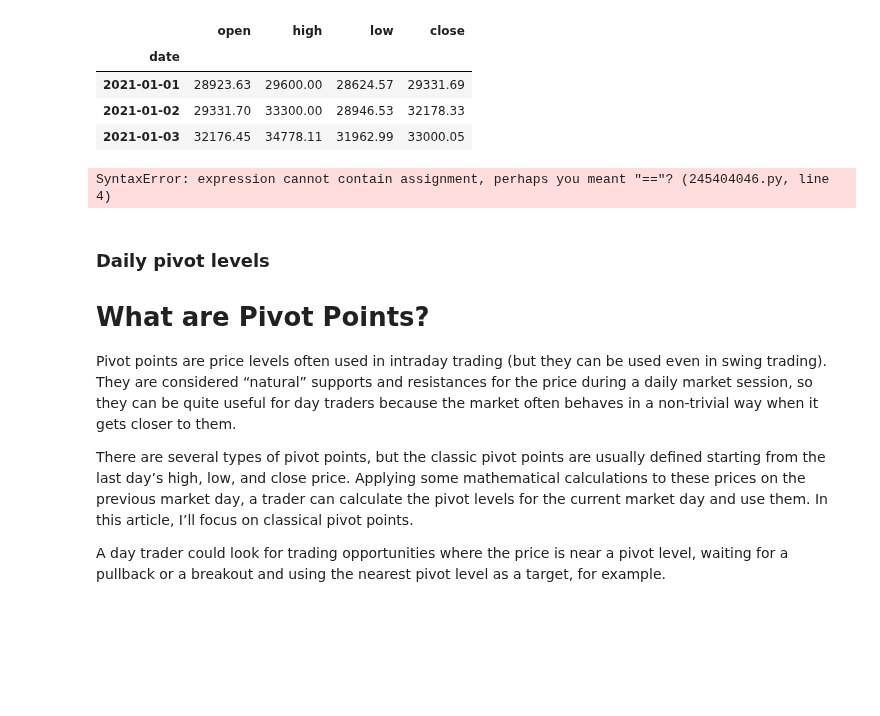
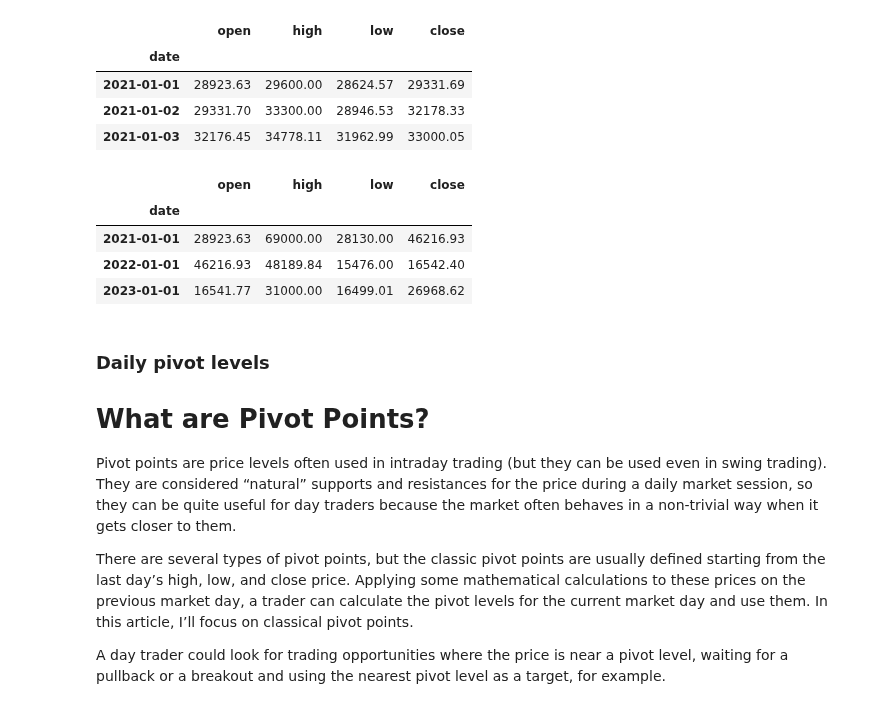
Before and after one commit to petarkabashki/pk-crypto-tools, a Jupyter notebook: MiniZinc/experiments.ipynb, the cells around one changed output. Cells and saved outputs as stored; diff of their text form; code cells hidden in the pictures; blank space fills up the shorter version.

```diff
--- a/MiniZinc/experiments.ipynb
+++ b/MiniZinc/experiments.ipynb
@@ -1146,13 +1146,26 @@ odf.head(3)
 # %%
 # Resample and get quoterly
 cohlc = ['open','high', 'low', 'close']
 fcohlc = [(c,c) for c in cohlc]
+ydf = odf.resample('Y', label='left', closed='right').ohlc()[fcohlc].droplevel(axis=1, level=1)
+ydf.set_index(ydf.index + pd.DateOffset(1), inplace=True)
 qdf = odf.resample('Q', label='left', closed='right').ohlc()[fcohlc].droplevel(axis=1, level=1)
-mdf = odf.resample('M').ohlc()[fcohlc].droplevel(axis=1, level=1)
-w2df = odf.resample('2W').ohlc()[fcohlc].droplevel(axis=1, level=1)
-qdf
+qdf.set_index(qdf.index + pd.DateOffset(1), inplace=True)
+mdf = odf.resample('M', label='left', closed='right').ohlc()[fcohlc].droplevel(axis=1, level=1)
+mdf.set_index(mdf.index + pd.DateOffset(1), inplace=True)
+w2df = odf.resample('2W', label='left', closed='right').ohlc()[fcohlc].droplevel(axis=1, level=1)
+w2df.set_index(w2df.index + pd.DateOffset(1), inplace=True)
+wdf = odf.resample('W', label='left', closed='right').ohlc()[fcohlc].droplevel(axis=1, level=1)
+wdf.set_index(wdf.index + pd.DateOffset(1), inplace=True)
+d3df = odf.resample('3D', label='left', closed='right').ohlc()[fcohlc].droplevel(axis=1, level=1)
+d3df.set_index(d3df.index + pd.DateOffset(1), inplace=True)
+ydf
 # %% [output]
-SyntaxError: expression cannot contain assignment, perhaps you meant "=="? (245404046.py, line 4)
+|  | open | high | low | close |
+| date |  |  |  |  |
+| 2021-01-01 | 28923.63 | 69000.00 | 28130.00 | 46216.93 |
+| 2022-01-01 | 46216.93 | 48189.84 | 15476.00 | 16542.40 |
+| 2023-01-01 | 16541.77 | 31000.00 | 16499.01 | 26968.62 |
 # %% [markdown]
 ### Daily pivot levels
 
```
Also changed, not shown: parts of 10 cells of this notebook, 1 other file.
